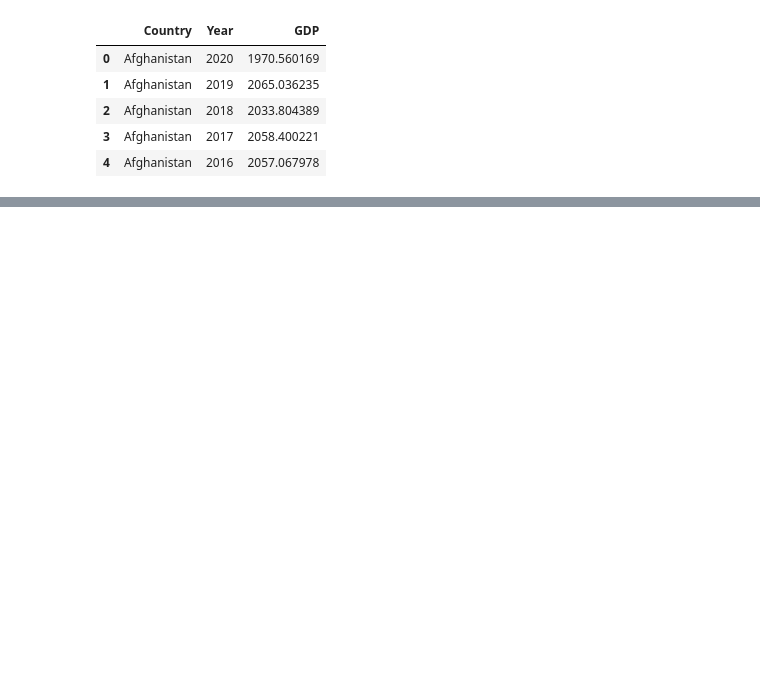
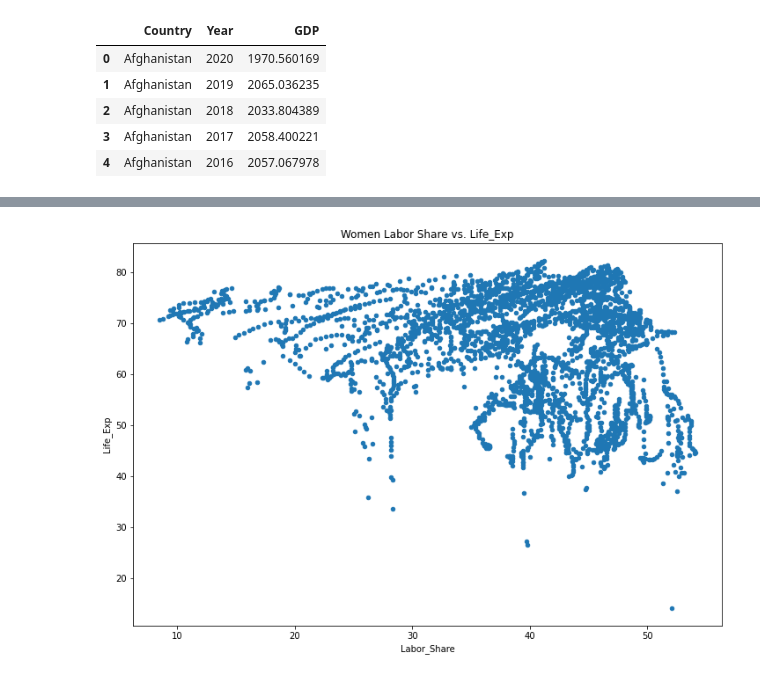
Before and after one commit to nss-data-science-cohort-7/un-exploration-JEFFDAVISJR, a Jupyter notebook: notebooks/UN_Solo_Project.ipynb, the cells around one changed output, grey strips where cells are left out. Drawn from its saved outputs; the diff is of its cells as text; code cells hidden in the pictures; blank space fills up the shorter version.

Commit message:
created scatter plots

```diff
--- a/notebooks/UN_Solo_Project.ipynb
+++ b/notebooks/UN_Solo_Project.ipynb
@@ -20,0 +67,3 @@ gdp.head()
+# %%
+women_labor = pd.read_csv('../data/women_labor.csv')
+women_labor.head(1)
@@ -20,0 +73,4 @@ gdp.head()
+# %%
+women_labor.drop(columns=['Subgroup','Source','Unit','Value Footnotes'], axis = 1, inplace=True)
+women_labor.rename(columns={'Country or Area': "Country",'Value':'Labor_Share'}, inplace=True)
+women_labor.head()
@@ -20,0 +91,2 @@ gdp.head()
+# %%
+women_labor['Year'] = women_labor['Year'].astype(str).apply(lambda x: x.replace('.0',''))
@@ -20,0 +102,3 @@ gdp.head()
+# %%
+women_life = pd.merge(women_labor, life_exp_melt, on=['Country','Year'], how='inner')
+women_life.head()
@@ -20,0 +112,5 @@ gdp.head()
+# %%
+women_life.plot(kind = 'scatter', x = 'Labor_Share', y = 'Life_Exp', figsize = (12,8))
+plt.title('Women Labor Share vs. Life_Exp');
+# %% [output]
+[figure, added]
```
Also changed, not shown: parts of 51 cells of this notebook.
